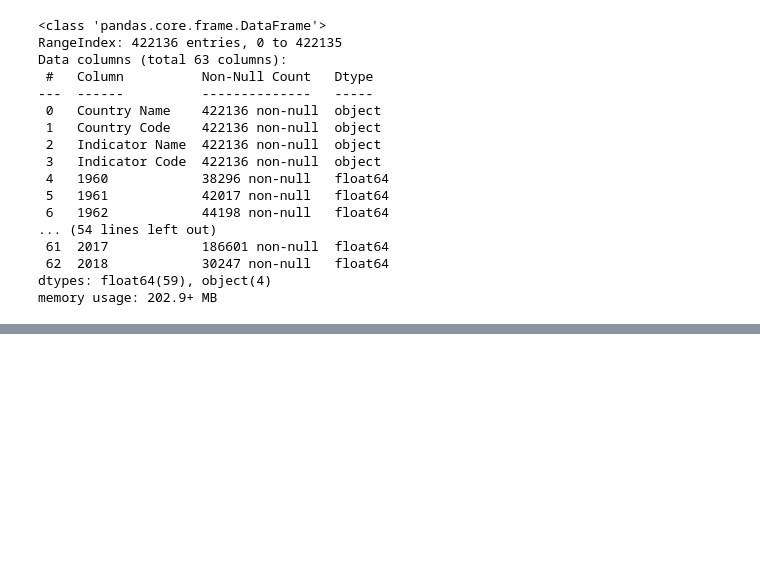
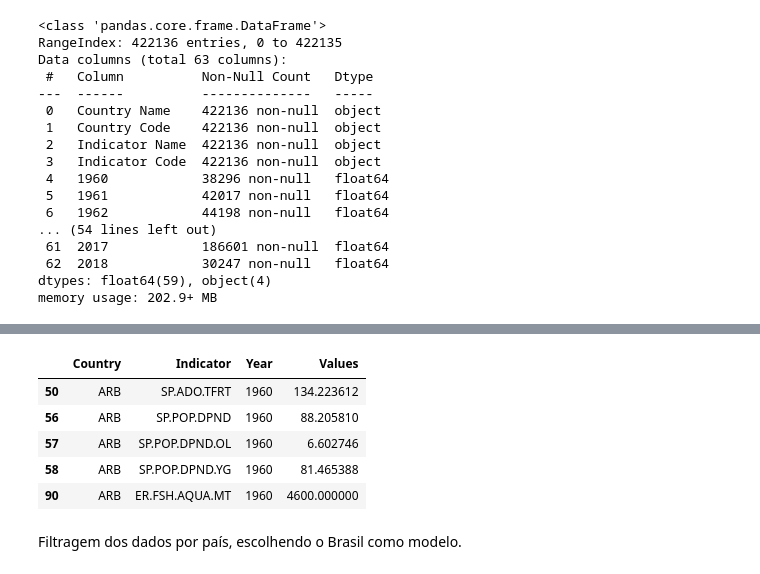
Before and after one commit to AlderiAraujo/IFPE_Projeto_TEBD, a Jupyter notebook: Projeto_TEBD.ipynb, the cells around one changed output, grey strips where cells are left out. Saved outputs shown, nothing was run; the diff lists cells and outputs as text; code cells hidden in the pictures; blank space fills up the shorter version.

```diff
--- a/Projeto_TEBD.ipynb
+++ b/Projeto_TEBD.ipynb
@@ -75,0 +137,3 @@ memory usage: 1.1+ GB
+# %%
+df = df.dropna(subset=["Values"])
+df.info()
@@ -75,0 +152,3 @@ memory usage: 1.1+ GB
+# %%
+df = df[df["Values"] != 0]
+df.info()
@@ -75,0 +167,11 @@ memory usage: 1.1+ GB
+# %%
+df.head()
+# %% [output]
+|  | Country | Indicator | Year | Values |
+| 50 | ARB | SP.ADO.TFRT | 1960 | 134.223612 |
+| 56 | ARB | SP.POP.DPND | 1960 | 88.205810 |
+| 57 | ARB | SP.POP.DPND.OL | 1960 | 6.602746 |
+| 58 | ARB | SP.POP.DPND.YG | 1960 | 81.465388 |
+| 90 | ARB | ER.FSH.AQUA.MT | 1960 | 4600.000000 |
+# %% [markdown]
+Filtragem dos dados por país, escolhendo o Brasil como modelo.
```
Also changed, not shown: parts of 19 cells of this notebook.
